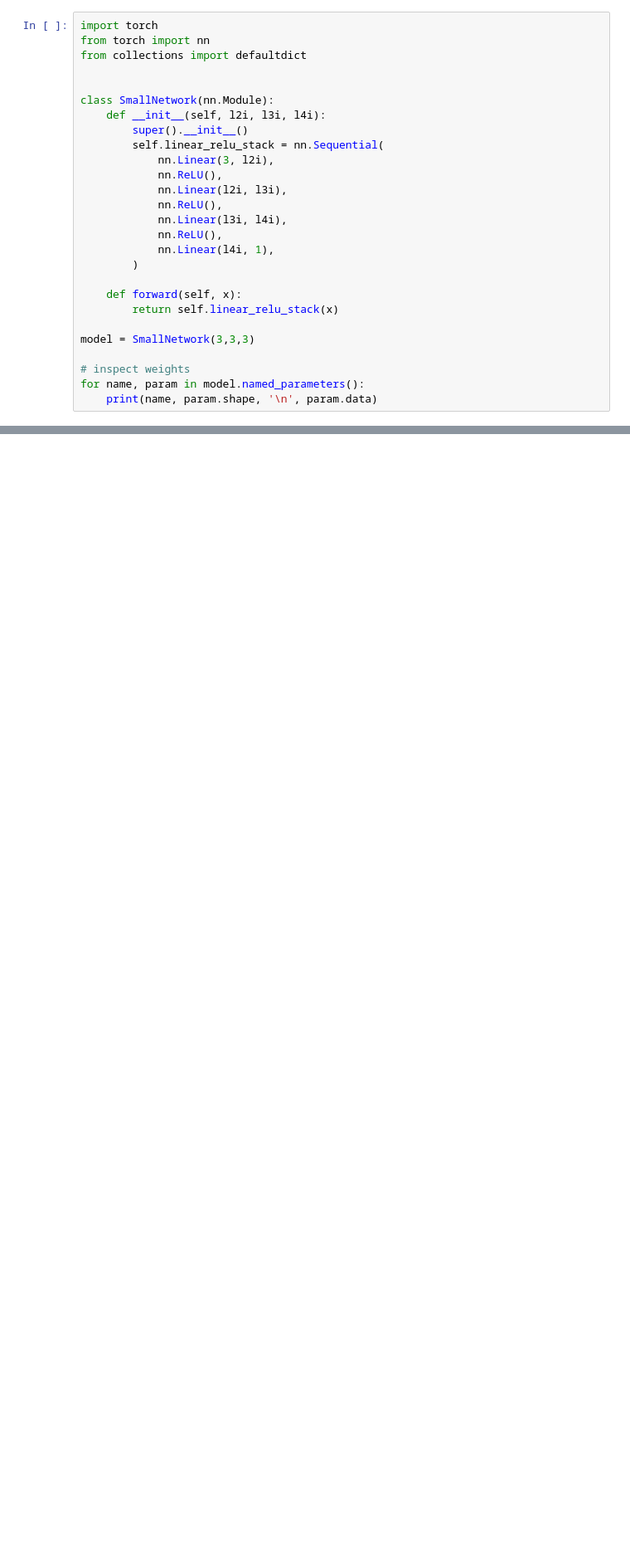
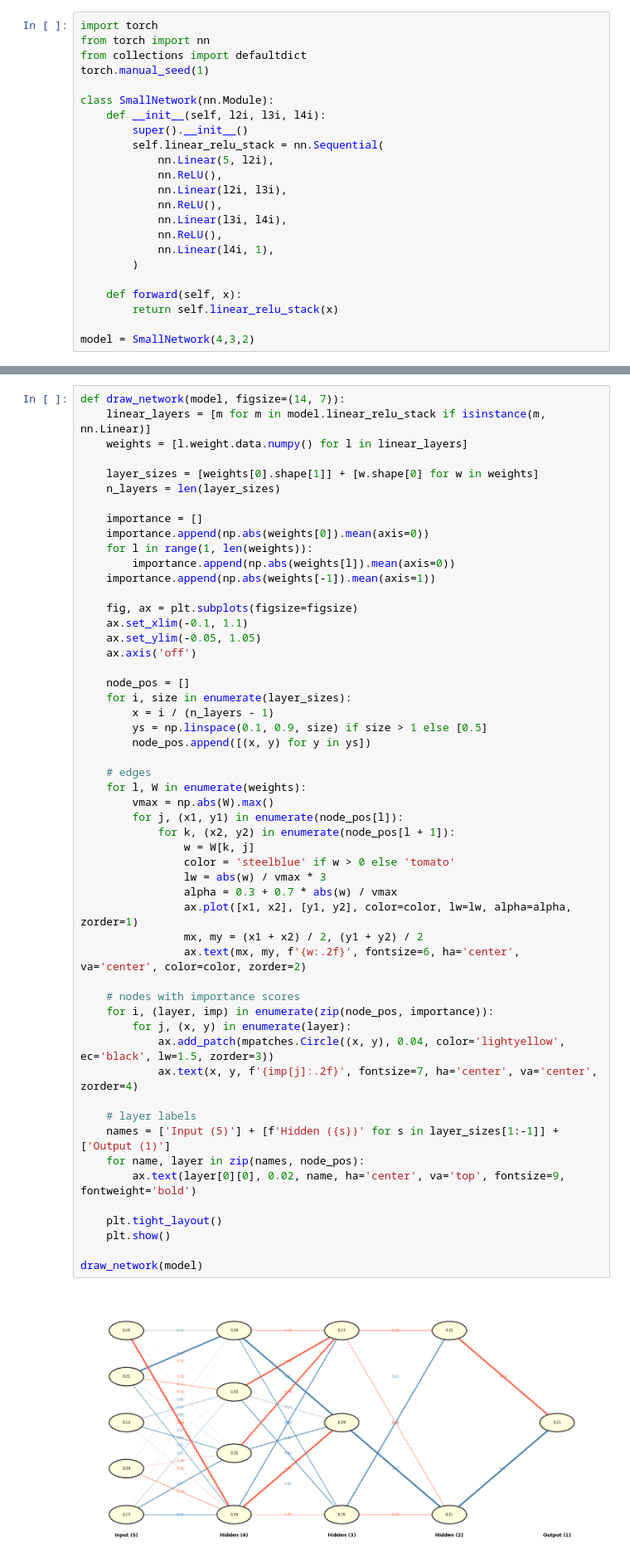
Before and after one commit to ZinanAguirre/CSCI467Project, a Jupyter notebook: modules/usedForTesting.ipynb, the cells around one changed output, grey strips where cells are left out. Shown at 83% size. Drawn from its saved outputs; the diff is of its cells as text; blank space fills up the shorter version.

```diff
--- a/modules/usedForTesting.ipynb
+++ b/modules/usedForTesting.ipynb
@@ -2,13 +2,13 @@
 import torch
 from torch import nn
 from collections import defaultdict
-
+torch.manual_seed(1)
 
 class SmallNetwork(nn.Module):
     def __init__(self, l2i, l3i, l4i):
         super().__init__()
         self.linear_relu_stack = nn.Sequential(
-            nn.Linear(3, l2i),
+            nn.Linear(5, l2i),
             nn.ReLU(),
             nn.Linear(l2i, l3i),
             nn.ReLU(),
@@ -20,8 +20,4 @@ class SmallNetwork(nn.Module):
     def forward(self, x):
         return self.linear_relu_stack(x)
 
-model = SmallNetwork(3,3,3)
-
-# inspect weights
-for name, param in model.named_parameters():
-    print(name, param.shape, '\n', param.data)
+model = SmallNetwork(4,3,2)
@@ -55 +24,56 @@ len(saved)
+# %%
+def draw_network(model, figsize=(14, 7)):
+    linear_layers = [m for m in model.linear_relu_stack if isinstance(m, nn.Linear)]
+    weights = [l.weight.data.numpy() for l in linear_layers]
+
+    layer_sizes = [weights[0].shape[1]] + [w.shape[0] for w in weights]
+    n_layers = len(layer_sizes)
+
+    importance = []
+    importance.append(np.abs(weights[0]).mean(axis=0))
+    for l in range(1, len(weights)):
+        importance.append(np.abs(weights[l]).mean(axis=0))
+    importance.append(np.abs(weights[-1]).mean(axis=1))
+
+    fig, ax = plt.subplots(figsize=figsize)
+    ax.set_xlim(-0.1, 1.1)
+    ax.set_ylim(-0.05, 1.05)
+    ax.axis('off')
+
+    node_pos = []
+    for i, size in enumerate(layer_sizes):
+        x = i / (n_layers - 1)
+        ys = np.linspace(0.1, 0.9, size) if size > 1 else [0.5]
+        node_pos.append([(x, y) for y in ys])
+
+    # edges
+    for l, W in enumerate(weights):
+        vmax = np.abs(W).max()
+        for j, (x1, y1) in enumerate(node_pos[l]):
+            for k, (x2, y2) in enumerate(node_pos[l + 1]):
+                w = W[k, j]
+                color = 'steelblue' if w > 0 else 'tomato'
+                lw = abs(w) / vmax * 3
+                alpha = 0.3 + 0.7 * abs(w) / vmax
+                ax.plot([x1, x2], [y1, y2], color=color, lw=lw, alpha=alpha, zorder=1)
+                mx, my = (x1 + x2) / 2, (y1 + y2) / 2
+                ax.text(mx, my, f'{w:.2f}', fontsize=6, ha='center', va='center', color=color, zorder=2)
+
+    # nodes with importance scores
+    for i, (layer, imp) in enumerate(zip(node_pos, importance)):
+        for j, (x, y) in enumerate(layer):
+            ax.add_patch(mpatches.Circle((x, y), 0.04, color='lightyellow', ec='black', lw=1.5, zorder=3))
+            ax.text(x, y, f'{imp[j]:.2f}', fontsize=7, ha='center', va='center', zorder=4)
+
+    # layer labels
+    names = ['Input (5)'] + [f'Hidden ({s})' for s in layer_sizes[1:-1]] + ['Output (1)']
+    for name, layer in zip(names, node_pos):
+        ax.text(layer[0][0], 0.02, name, ha='center', va='top', fontsize=9, fontweight='bold')
+
+    plt.tight_layout()
+    plt.show()
+
+draw_network(model)
+# %% [output]
+[figure, added]
 # %%
```
Also changed, not shown: parts of 14 cells of this notebook, 6 other files.
